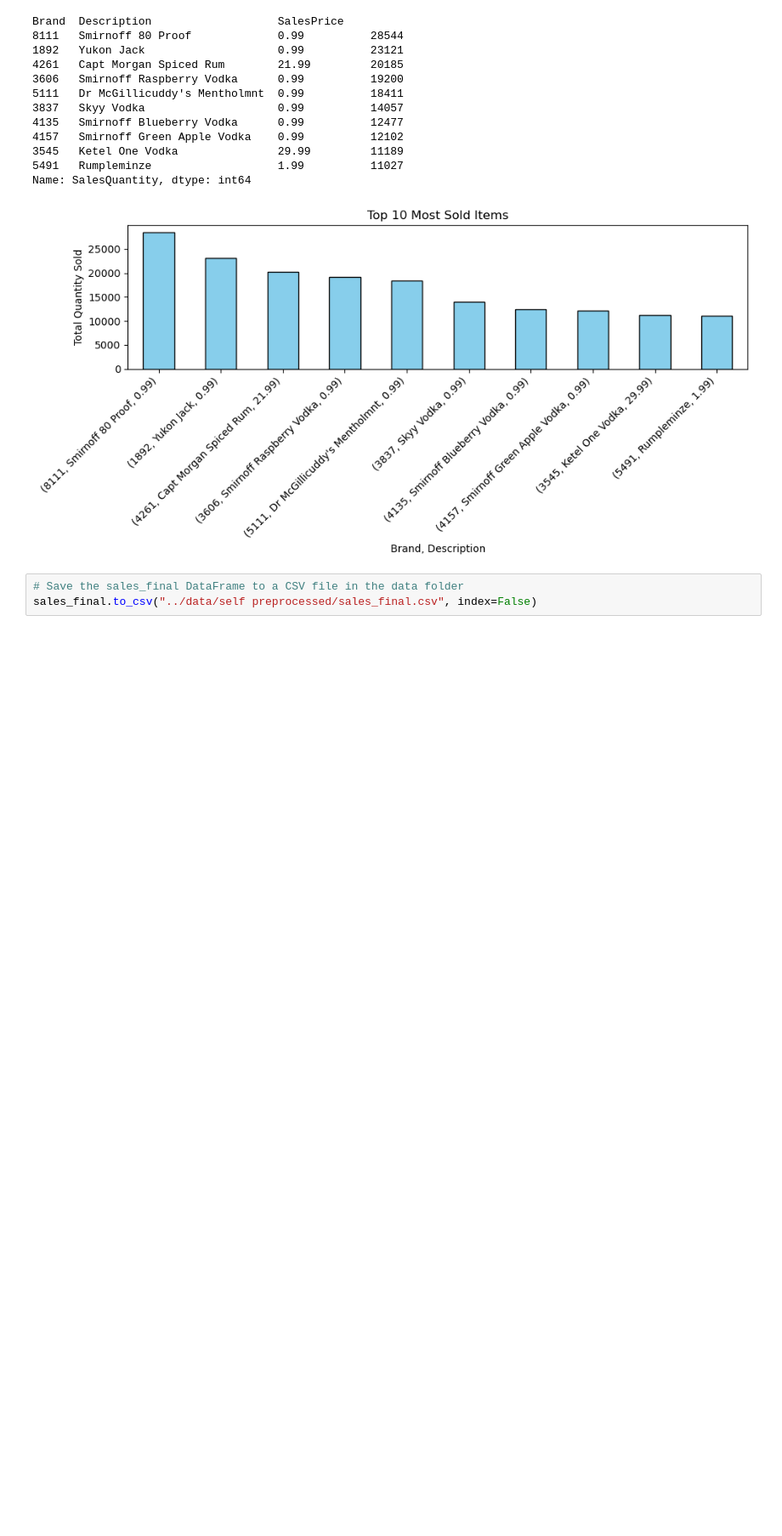
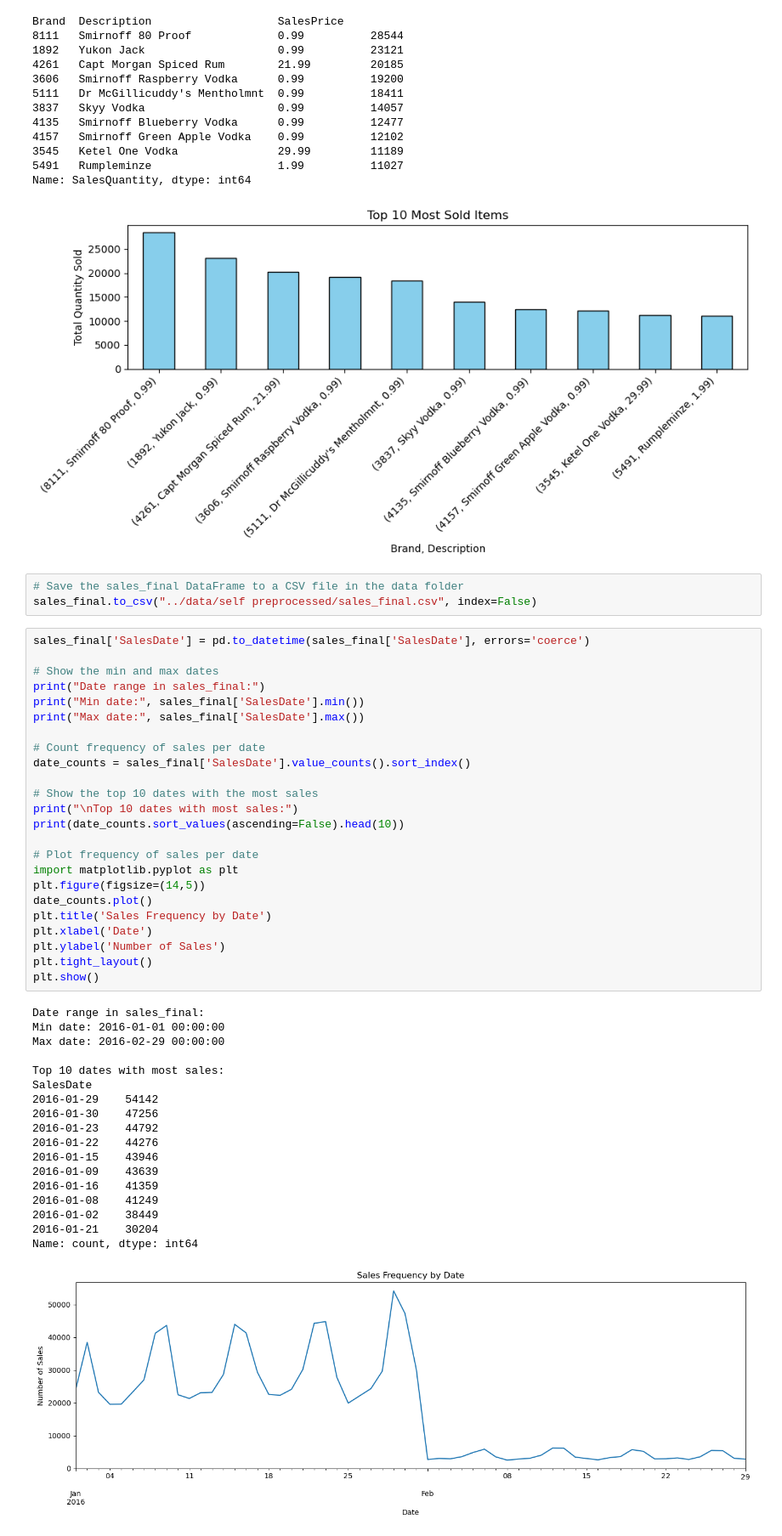
Before and after one commit to Shubhayu2004/Supply-chain, a Jupyter notebook: Inventory management/Predictive analysis/notebooks/Data Preprocessing.ipynb, the cells around one changed output. Shown at 85% size. Drawn from its saved outputs; the diff is of its cells as text; blank space fills up the shorter version.

```diff
--- a/Inventory management/Predictive analysis/notebooks/Data Exploration.ipynb
+++ b/Inventory management/Predictive analysis/notebooks/Data Preprocessing.ipynb
@@ -535,3 +535,46 @@ Name: SalesQuantity, dtype: int64
 # %%
 # Save the sales_final DataFrame to a CSV file in the data folder
 sales_final.to_csv("../data/self preprocessed/sales_final.csv", index=False)
+# %%
+sales_final['SalesDate'] = pd.to_datetime(sales_final['SalesDate'], errors='coerce')
+
+# Show the min and max dates
+print("Date range in sales_final:")
+print("Min date:", sales_final['SalesDate'].min())
+print("Max date:", sales_final['SalesDate'].max())
+
+# Count frequency of sales per date
+date_counts = sales_final['SalesDate'].value_counts().sort_index()
+
+# Show the top 10 dates with the most sales
+print("\nTop 10 dates with most sales:")
+print(date_counts.sort_values(ascending=False).head(10))
+
+# Plot frequency of sales per date
+import matplotlib.pyplot as plt
+plt.figure(figsize=(14,5))
+date_counts.plot()
+plt.title('Sales Frequency by Date')
+plt.xlabel('Date')
+plt.ylabel('Number of Sales')
+plt.tight_layout()
+plt.show()
+# %% [output]
+Date range in sales_final:
+Min date: 2016-01-01 00:00:00
+Max date: 2016-02-29 00:00:00
+
+Top 10 dates with most sales:
+SalesDate
+2016-01-29    54142
+2016-01-30    47256
+2016-01-23    44792
+2016-01-22    44276
+2016-01-15    43946
+2016-01-09    43639
+2016-01-16    41359
+2016-01-08    41249
+2016-01-02    38449
+2016-01-21    30204
+Name: count, dtype: int64
+[figure, added]
```
